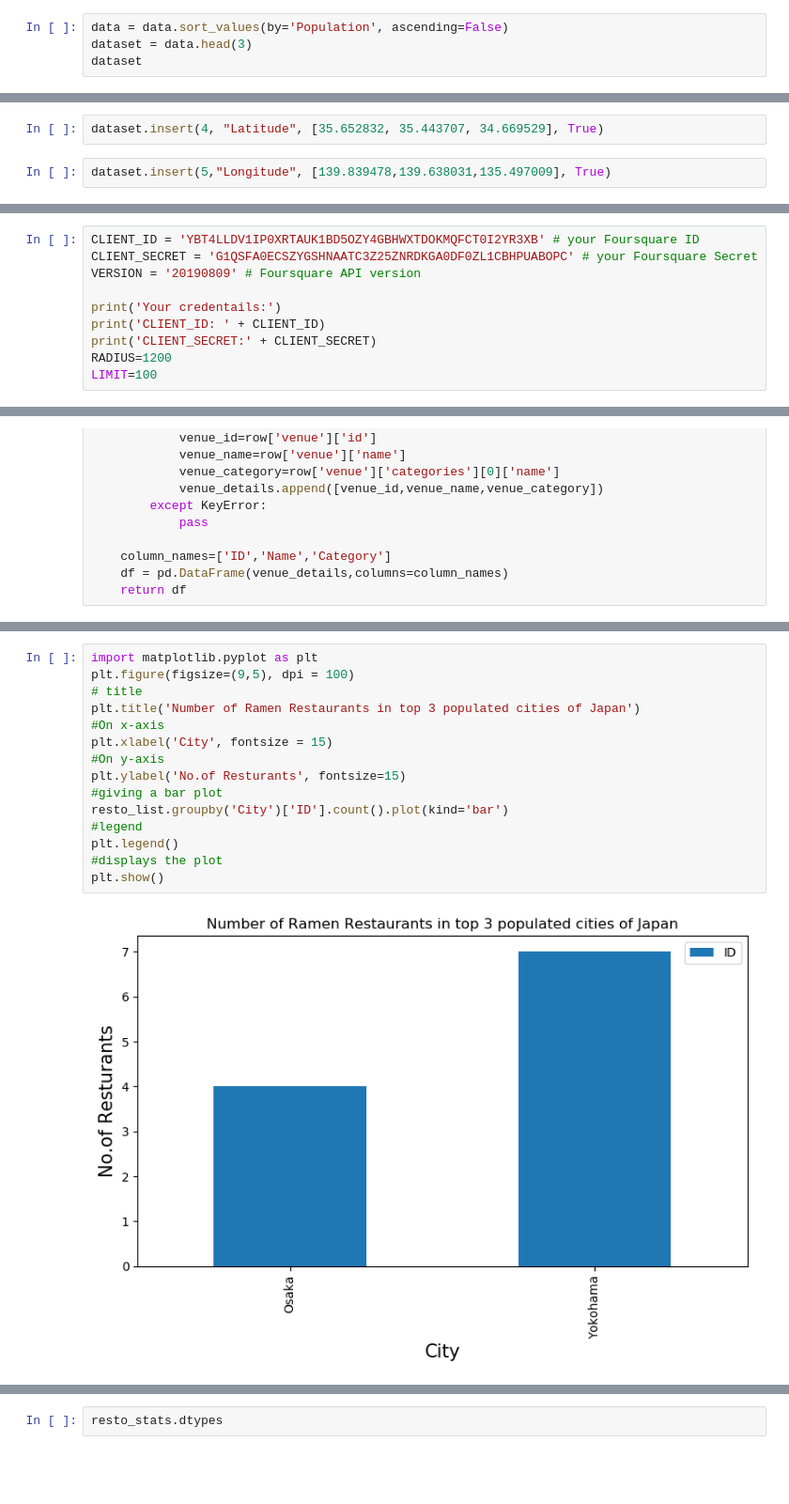
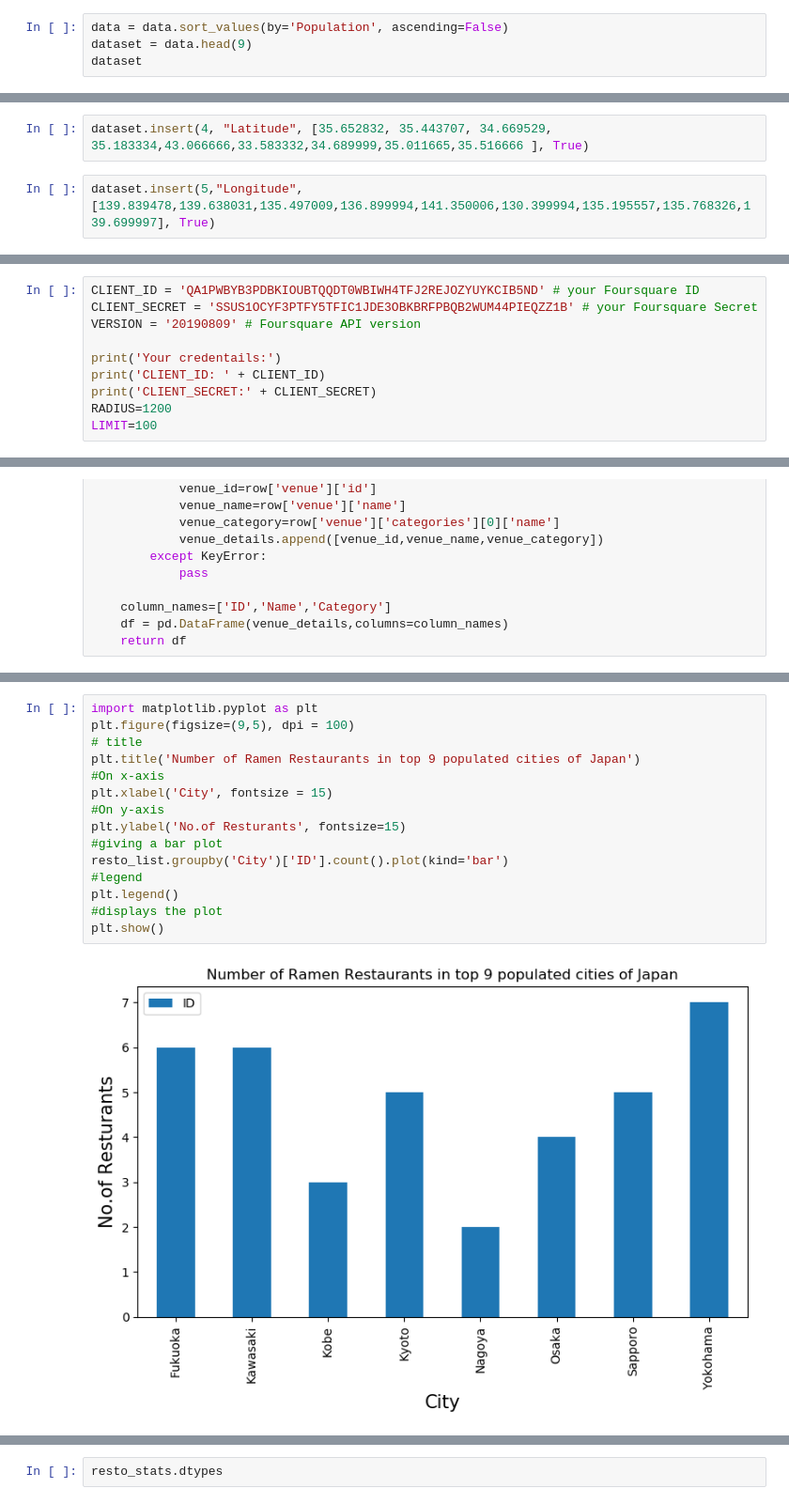
Before and after one commit to kartographers/Coursera_Capstone, a Jupyter notebook: The Battle of Neighbourhoods-working.ipynb, the cells around one changed output, grey strips where cells are left out. Shown at 94% size. Cells and saved outputs as stored; diff of their text form; blank space fills up the shorter version.

```diff
--- a/The Battle of Neighbourhoods-working.ipynb
+++ b/The Battle of Neighbourhoods-working.ipynb
@@ -81,7 +89,7 @@ dtype: object
 data = data.astype({"Population": int, "Area": float})
 # %%
 data = data.sort_values(by='Population', ascending=False)
-dataset = data.head(3)
+dataset = data.head(9)
 dataset
 # %% [output]
 |  | City | Prefecture | Population | Area |
@@ -91,7 +105,7 @@ dataset
 # %%
-dataset.insert(4, "Latitude", [35.652832, 35.443707, 34.669529], True)
+dataset.insert(4, "Latitude", [35.652832, 35.443707, 34.669529, 35.183334,43.066666,33.583332,34.689999,35.011665,35.516666 ], True)
 # %%
-dataset.insert(5,"Longitude", [139.839478,139.638031,135.497009], True)
+dataset.insert(5,"Longitude", [139.839478,139.638031,135.497009,136.899994,141.350006,130.399994,135.195557,135.768326,139.699997], True)
 # %%
 dataset
 # %% [output]
@@ -136,7 +164,7 @@ Solving environment: done
 Libraries imported.
 # %%
-CLIENT_ID = 'YBT4LLDV1IP0XRTAUK1BD5OZY4GBHWXTDOKMQFCT0I2YR3XB' # your Foursquare ID
-CLIENT_SECRET = 'G1QSFA0ECSZYGSHNAATC3Z25ZNRDKGA0DF0ZL1CBHPUABOPC' # your Foursquare Secret
+CLIENT_ID = 'QA1PWBYB3PDBKIOUBTQQDT0WBIWH4TFJ2REJOZYUYKCIB5ND' # your Foursquare ID
+CLIENT_SECRET = 'SSUS1OCYF3PTFY5TFIC1JDE3OBKBRFPBQB2WUM44PIEQZZ1B' # your Foursquare Secret
 VERSION = '20190809' # Foursquare API version
 
 print('Your credentails:')
@@ -243,18 +292,18 @@ resto_list
 # %%
 import matplotlib.pyplot as plt
 plt.figure(figsize=(9,5), dpi = 100)
 # title
-plt.title('Number of Ramen Restaurants in top 3 populated cities of Japan')
+plt.title('Number of Ramen Restaurants in top 9 populated cities of Japan')
 #On x-axis
 plt.xlabel('City', fontsize = 15)
 #On y-axis
 plt.ylabel('No.of Resturants', fontsize=15)
 #giving a bar plot
 resto_list.groupby('City')['ID'].count().plot(kind='bar')
 #legend
 plt.legend()
 #displays the plot
 plt.show()
 # %% [output]
-[figure, old version]
+[figure, new version]
 # %%
```
Also changed, not shown: parts of 17 cells of this notebook.
